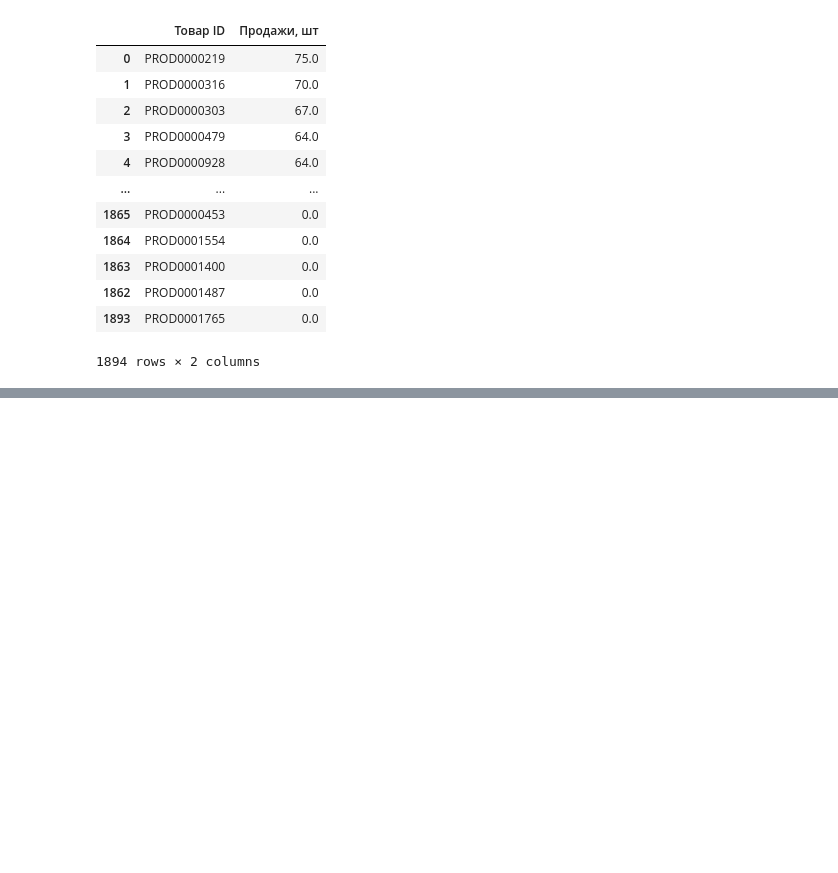
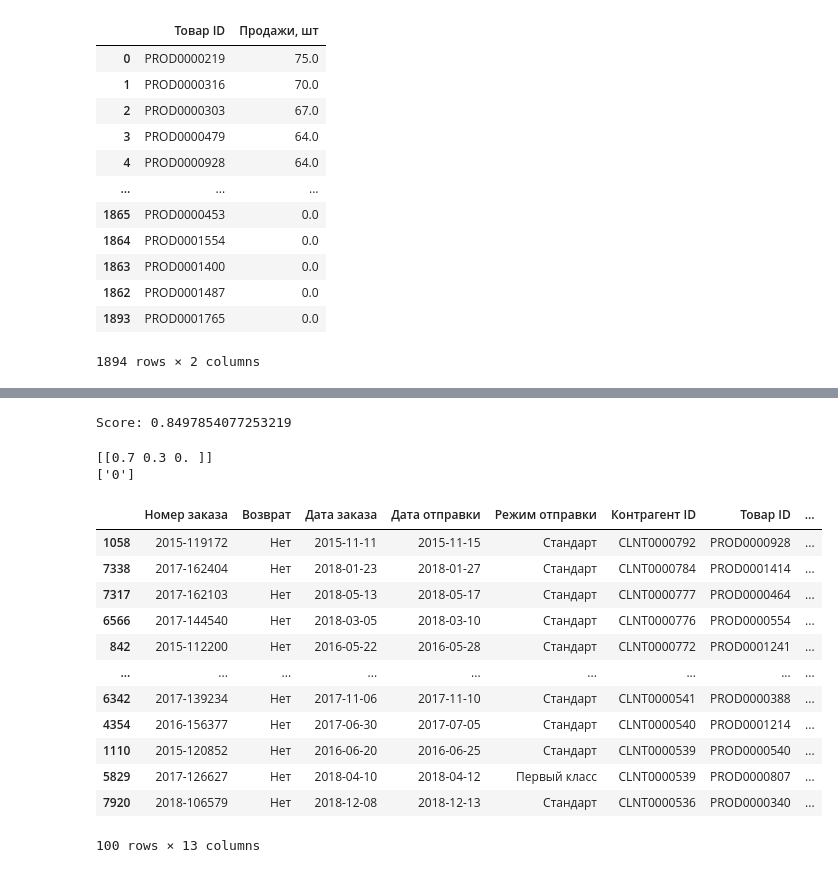
Before and after one commit to OctoBus177/Krok_data_analyses, a Jupyter notebook: all.ipynb, the cells around one changed output, grey strips where cells are left out. Saved outputs shown, nothing was run; the diff lists cells and outputs as text; code cells hidden in the pictures; blank space fills up the shorter version.

```diff
--- a/all.ipynb
+++ b/all.ipynb
@@ -387,0 +413,34 @@ df_sales_analysis
+# %%
+X_train, X_test, y_train, y_test = model_selection.train_test_split(X ,y)
+model = RandomForestClassifier(n_estimators=20)
+best_model = model.fit(X_train, y_train)
+score_RF = best_model.score(X_test, y_test)
+print("Score:", best_model.score(X_test, y_test))
+# %% [output]
+Score: 0.8497854077253219
+# %%
+a = 1223213211
+b = 1002231
+c = 132
+print(best_model.predict_proba([[a,b,c]]))
+print(best_model.predict([[a,b,c]]))
+# %% [output]
+[[0.7 0.3 0. ]]
+['0']
+# %%
+ df_h = df_sales_clear.sort_values(by = ['Скидка', 'Контрагент ID'], ascending= False)
+ df_h.head(100)
+# %% [output]
+|  | Номер заказа | Возврат | Дата заказа | Дата отправки | Режим отправки | Контрагент ID | Товар ID | ... |
+| 1058 | 2015-119172 | Нет | 2015-11-11 | 2015-11-15 | Стандарт | CLNT0000792 | PROD0000928 | ... |
+| 7338 | 2017-162404 | Нет | 2018-01-23 | 2018-01-27 | Стандарт | CLNT0000784 | PROD0001414 | ... |
+| 7317 | 2017-162103 | Нет | 2018-05-13 | 2018-05-17 | Стандарт | CLNT0000777 | PROD0000464 | ... |
+| 6566 | 2017-144540 | Нет | 2018-03-05 | 2018-03-10 | Стандарт | CLNT0000776 | PROD0000554 | ... |
+| 842 | 2015-112200 | Нет | 2016-05-22 | 2016-05-28 | Стандарт | CLNT0000772 | PROD0001241 | ... |
+| ... | ... | ... | ... | ... | ... | ... | ... | ... |
+| 6342 | 2017-139234 | Нет | 2017-11-06 | 2017-11-10 | Стандарт | CLNT0000541 | PROD0000388 | ... |
+| 4354 | 2016-156377 | Нет | 2017-06-30 | 2017-07-05 | Стандарт | CLNT0000540 | PROD0001214 | ... |
+| 1110 | 2015-120852 | Нет | 2016-06-20 | 2016-06-25 | Стандарт | CLNT0000539 | PROD0000540 | ... |
+| 5829 | 2017-126627 | Нет | 2018-04-10 | 2018-04-12 | Первый класс | CLNT0000539 | PROD0000807 | ... |
+| 7920 | 2018-106579 | Нет | 2018-12-08 | 2018-12-13 | Стандарт | CLNT0000536 | PROD0000340 | ... |
+100 rows × 13 columns
```
Also changed, not shown: parts of 50 cells of this notebook, 2 other files.
